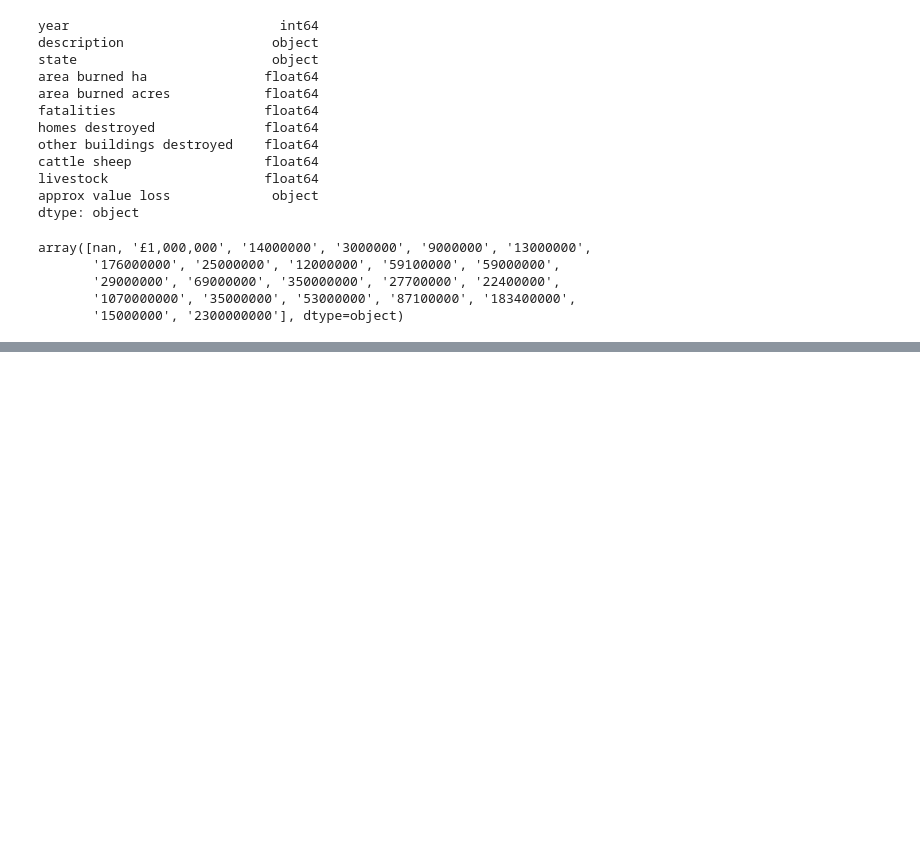
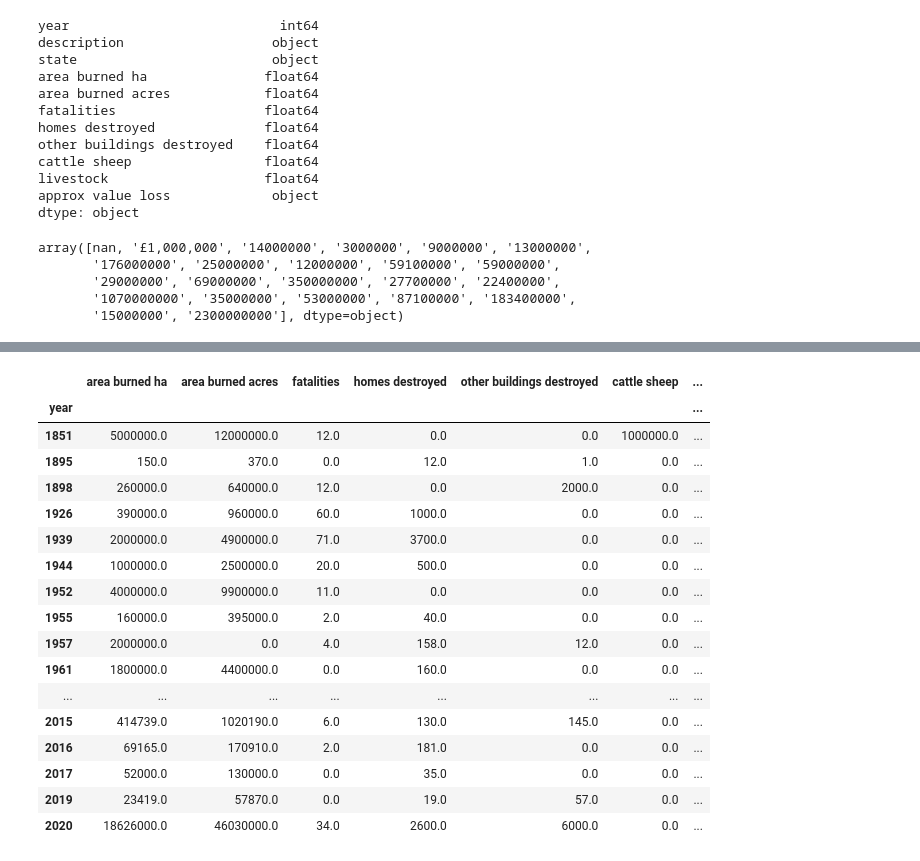
Before and after one commit to thierzon/disney-donut-project, a Jupyter notebook: data.ipynb, the cells around one changed output, grey strips where cells are left out. Drawn from its saved outputs; the diff is of its cells as text; code cells hidden in the pictures; blank space fills up the shorter version.

```diff
--- a/data.ipynb
+++ b/data.ipynb
@@ -66,0 +126,22 @@ array([nan, '£1,000,000', '14000000', '3000000', '9000000', '13000000',
+# %%
+fires_df = area_burnt_df.groupby('year').sum()
+fires_df
+# %% [output]
+|  | area burned ha | area burned acres | fatalities | homes destroyed | other buildings destroyed | cattle sheep | ... |
+| year |  |  |  |  |  |  | ... |
+| 1851 | 5000000.0 | 12000000.0 | 12.0 | 0.0 | 0.0 | 1000000.0 | ... |
+| 1895 | 150.0 | 370.0 | 0.0 | 12.0 | 1.0 | 0.0 | ... |
+| 1898 | 260000.0 | 640000.0 | 12.0 | 0.0 | 2000.0 | 0.0 | ... |
+| 1926 | 390000.0 | 960000.0 | 60.0 | 1000.0 | 0.0 | 0.0 | ... |
+| 1939 | 2000000.0 | 4900000.0 | 71.0 | 3700.0 | 0.0 | 0.0 | ... |
+| 1944 | 1000000.0 | 2500000.0 | 20.0 | 500.0 | 0.0 | 0.0 | ... |
+| 1952 | 4000000.0 | 9900000.0 | 11.0 | 0.0 | 0.0 | 0.0 | ... |
+| 1955 | 160000.0 | 395000.0 | 2.0 | 40.0 | 0.0 | 0.0 | ... |
+| 1957 | 2000000.0 | 0.0 | 4.0 | 158.0 | 12.0 | 0.0 | ... |
+| 1961 | 1800000.0 | 4400000.0 | 0.0 | 160.0 | 0.0 | 0.0 | ... |
+| ... | ... | ... | ... | ... | ... | ... | ... |
+| 2015 | 414739.0 | 1020190.0 | 6.0 | 130.0 | 145.0 | 0.0 | ... |
+| 2016 | 69165.0 | 170910.0 | 2.0 | 181.0 | 0.0 | 0.0 | ... |
+| 2017 | 52000.0 | 130000.0 | 0.0 | 35.0 | 0.0 | 0.0 | ... |
+| 2019 | 23419.0 | 57870.0 | 0.0 | 19.0 | 57.0 | 0.0 | ... |
+| 2020 | 18626000.0 | 46030000.0 | 34.0 | 2600.0 | 6000.0 | 0.0 | ... |
```
Also changed, not shown: parts of 12 cells of this notebook.
